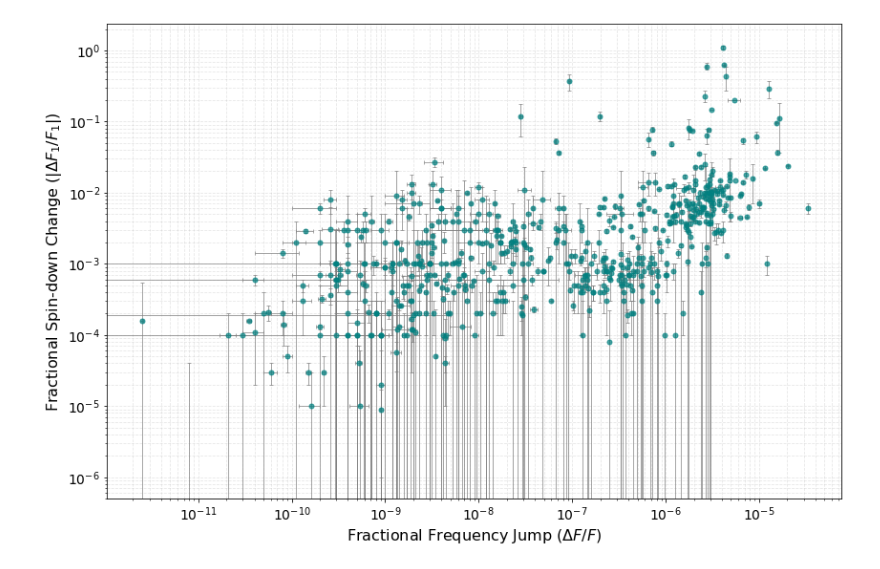
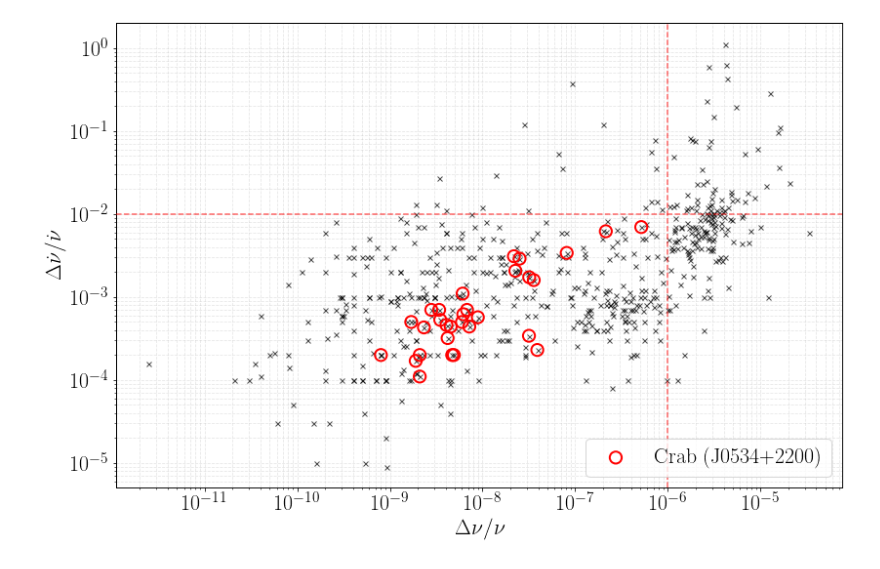
Before and after one commit to damondmc/cwglitch, a Jupyter notebook: population/population.ipynb, the cells around one changed output. Drawn from its saved outputs; the diff is of its cells as text; code cells hidden in the pictures.

Commit message:
update plot style

```diff
--- a/population/population.ipynb
+++ b/population/population.ipynb
@@ -5,11 +5,17 @@ import numpy as np
 import matplotlib.pyplot as plt
 
 plt.rcParams.update({
-    'font.size': 14,          # Base font size
-    'axes.titlesize': 18,     # Title font size
-    'axes.labelsize': 16,     # Axis label font size
-    'xtick.labelsize': 14,    # X-axis tick font size
-    'ytick.labelsize': 14,    # Y-axis tick font size
+    'font.size': 22,          # Base font size
+    'axes.titlesize': 22,     # Title font size
+    'axes.labelsize': 22,     # Axis label font size
+    'xtick.labelsize': 22,    # X-axis tick font size
+    'ytick.labelsize': 22,    # Y-axis tick font size
+    'text.usetex': True,      # Enable external LaTeX requirement (ADDED COMMA)
+    'mathtext.fontset': 'cm', # Use Computer Modern (TeX lookalike) for math (ADDED COMMA)
+    'font.family': 'serif',   # Best practice: use serif family when using LaTeX
+    'axes.linewidth': 1,      # (ADDED COMMA)
+    'axes.grid': False,       # (ADDED COMMA)
+    'axes.labelweight': 'normal'
 })
 
 glitches = get_glitch_catalogue()
@@ -17,42 +23,61 @@ glitches = get_glitch_catalogue()
 df = glitches.to_pandas()
 
 
 plot_df = df.dropna(subset=['DeltaF/F', 'DeltaF1/F1']).copy()
 
 # 2. Ensure columns are numeric to avoid plotting errors
 cols = ['DeltaF/F', 'DeltaF/F_ERR', 'DeltaF1/F1', 'DeltaF1/F1_ERR']
 for col in cols:
     plot_df[col] = pd.to_numeric(plot_df[col], errors='coerce')
 
 # 3. Create the scatter plot
 fig, ax = plt.subplots(figsize=(12, 8))
 
 ax.errorbar(
-    plot_df['DeltaF/F'],
+    np.abs(plot_df['DeltaF/F']),
     np.abs(plot_df['DeltaF1/F1']),
-    xerr=plot_df['DeltaF/F_ERR'],
-    yerr=plot_df['DeltaF1/F1_ERR'],
-    fmt='o',
-    color='teal',
-    ecolor='gray',
+    #xerr=plot_df['DeltaF/F_ERR'],
+    #yerr=plot_df['DeltaF1/F1_ERR'],
+    fmt='x',
+    color='k',
+    ecolor='k',
     elinewidth=1,
     capsize=2,
     alpha=0.7,
     markersize=5
 )
 
+crab_df = plot_df[plot_df['JNAME'] == 'J0534+2200']
+
+ax.scatter(
+    np.abs(crab_df['DeltaF/F']),
+    np.abs(crab_df['DeltaF1/F1']),
+    facecolors='none',   # Transparent inside
+    edgecolors='red',    # Red border
+    s=150,               # Size of the circle (adjust as needed)
+    linewidths=2,        # Thickness of the circle
+    zorder=5,            # Forces the circles to be drawn on top of the teal dots
+    label='Crab (J0534+2200)'
+)
+
+ax.axvline(x=1e-6, color='red', linestyle='--', alpha=0.6, zorder=4)
+ax.axhline(y=1e-2, color='red', linestyle='--', alpha=0.6, zorder=4)
+
+ax.legend(loc='lower right') # Added legend to show the Crab label
+
 ax.set_xscale('log')
 ax.set_yscale('log')
 
-ax.set_xlabel(r'Fractional Frequency Jump ($\Delta F / F$)')
-ax.set_ylabel(r'Fractional Spin-down Change ($|\Delta F_1 / F_1|$)')
+ax.set_xlabel(r'$\Delta \nu / \nu$')
+ax.set_ylabel(r'$\Delta \dot{\nu} / \dot{\nu}$')
 
 ax.grid(True, which='both', linestyle='--', alpha=0.3)
 
 plt.tight_layout()
+plt.savefig('../plots/glitch_pop.png')
 plt.show()
 # %% [output]
-[figure, old version]
+[figure, new version]
 # %%
 from psrqpy import QueryATNF
 
```
Also changed, not shown: parts of 3 cells of this notebook, 8 other files.
